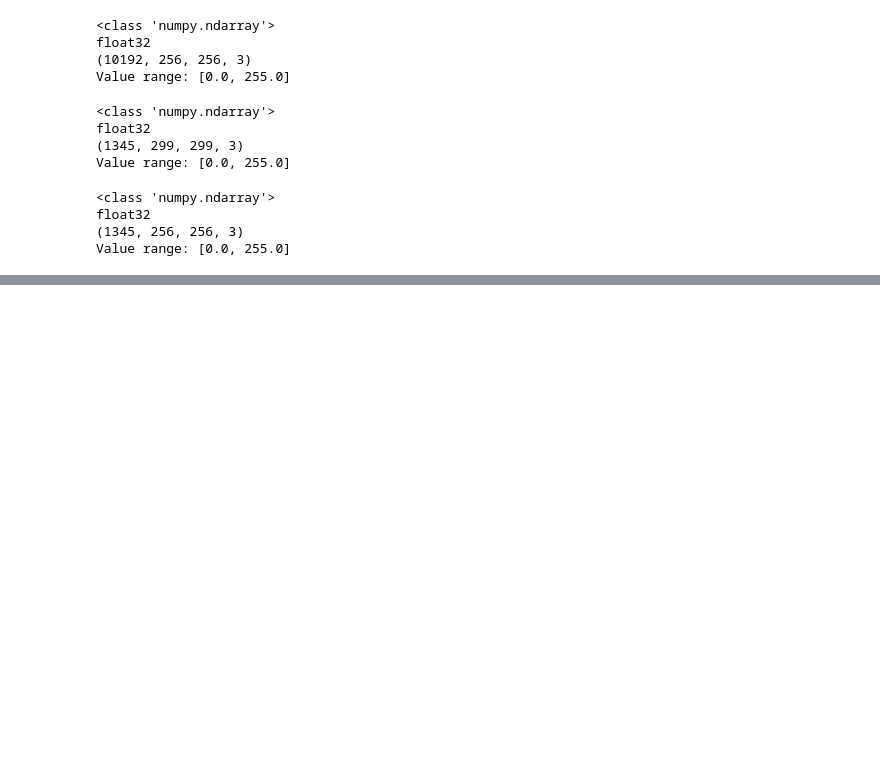
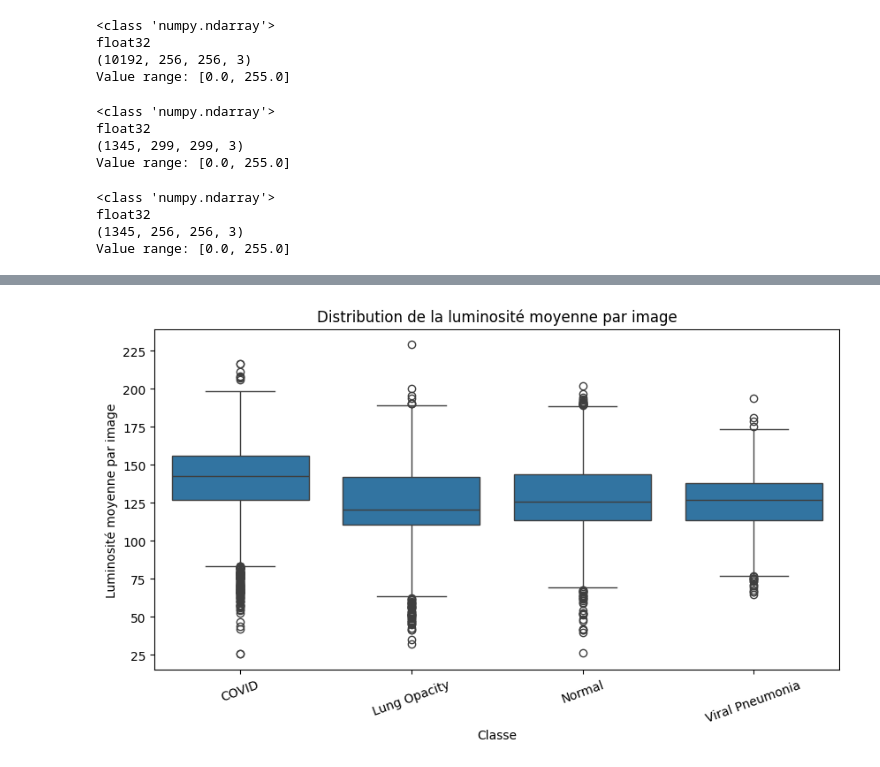
Before and after one commit to hmilet/covid-19, a Jupyter notebook: covid-19_Datasets.ipynb, the cells around one changed output, grey strips where cells are left out. Saved outputs shown, nothing was run; the diff lists cells and outputs as text; code cells hidden in the pictures; blank space fills up the shorter version.

```diff
--- a/covid-19_Datasets.ipynb
+++ b/covid-19_Datasets.ipynb
@@ -119,0 +241,22 @@ Value range: [0.0, 255.0]
+# %%
+def get_image_level_pixel_stats(class_image_arrays):
+
+    stats = []
+
+    for class_name, arr in class_image_arrays.items():
+        for i in range(arr.shape[0]):
+            img = arr[i]
+
+            stats.append({
+                "class": class_name,
+                "image_index": i,
+                "pixel_mean": img.mean(),
+                "pixel_std": img.std()
+            })
+
+    return pd.DataFrame(stats)
+
+
+image_level_stats_df = get_image_level_pixel_stats(class_image_arrays)
+
+image_level_stats_df.head()
@@ -119,0 +270,16 @@ Value range: [0.0, 255.0]
+# %%
+plt.figure(figsize=(10, 5))
+
+sns.boxplot(
+    data=image_level_stats_df,
+    x="class",
+    y="pixel_mean"
+)
+
+plt.title("Distribution de la luminosité moyenne par image")
+plt.xlabel("Classe")
+plt.ylabel("Luminosité moyenne par image")
+plt.xticks(rotation=20)
+plt.show()
+# %% [output]
+[figure, added]
```
Also changed, not shown: parts of 21 cells of this notebook.
